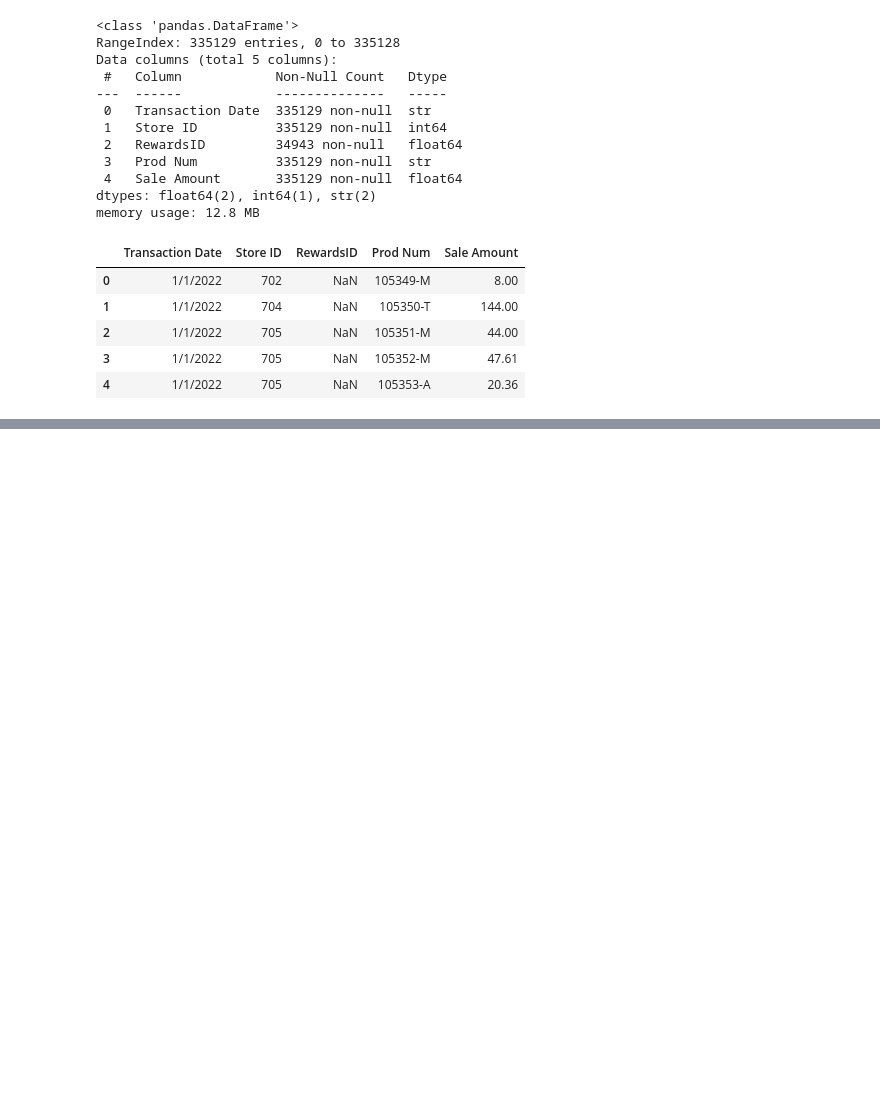
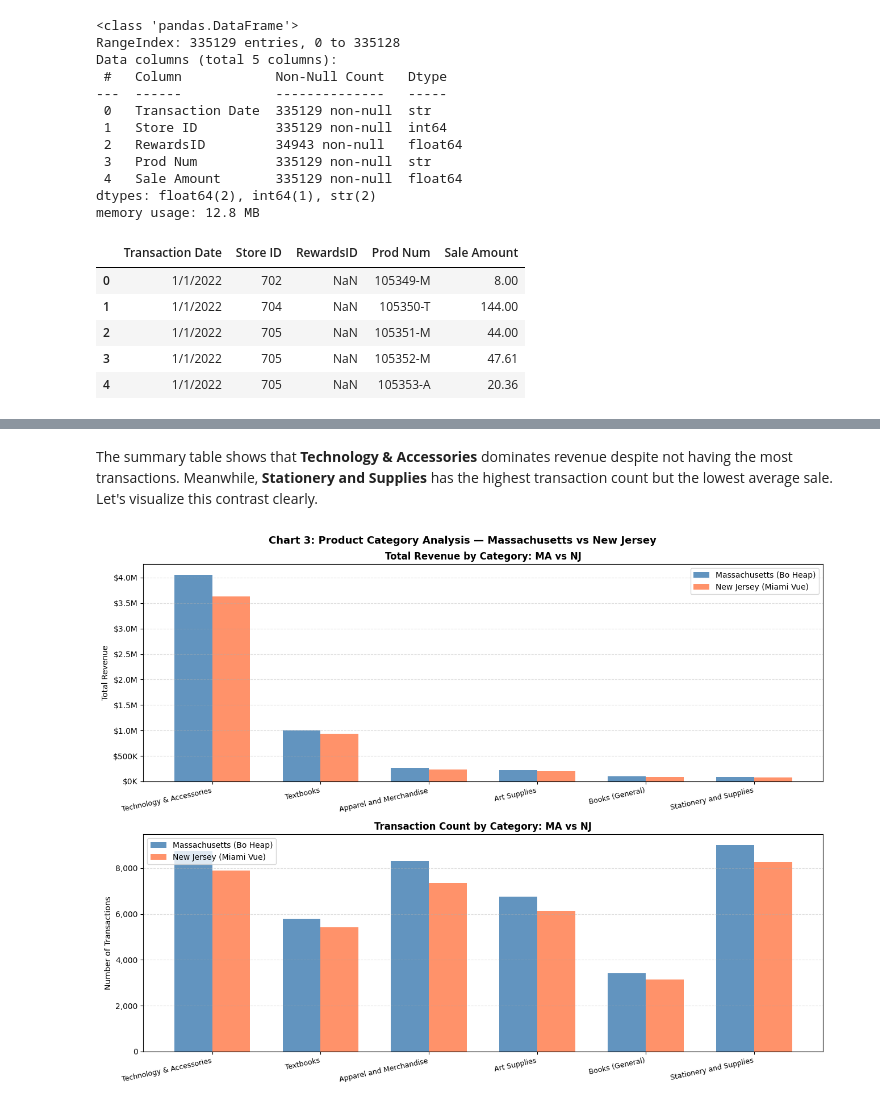
Before and after one commit to Samiaomer/Capstone_2, a Jupyter notebook: omer_sales_analysis.ipynb, the cells around one changed output, grey strips where cells are left out. Saved outputs shown, nothing was run; the diff lists cells and outputs as text; code cells hidden in the pictures; blank space fills up the shorter version.

```diff
--- a/omer_sales_analysis.ipynb
+++ b/omer_sales_analysis.ipynb
@@ -171,0 +566,16 @@ df_sales.head()
+# %%
+# Join product category information into each territory's sales DataFrame
+def add_categories(df):
+    df = df.merge(df_products[['Prod Num', 'CategoryID']], on='Prod Num', how='left')
+    df = df.merge(
+        df_categories[['CategoryID', 'Category']].drop_duplicates(),
+        on='CategoryID', how='left'
+    )
+    return df
+
+df_ma = add_categories(df_ma)
+df_nj = add_categories(df_nj)
+
+# Verify no null categories remain
+print(f"Null categories — Massachusetts : {df_ma['Category'].isna().sum()}")
+print(f"Null categories — New Jersey    : {df_nj['Category'].isna().sum()}")
@@ -171,0 +622,49 @@ df_sales.head()
+# %% [markdown]
+The summary table shows that **Technology & Accessories** dominates revenue despite not
+having the most transactions. Meanwhile, **Stationery and Supplies** has the highest
+transaction count but the lowest average sale. Let's visualize this contrast clearly.
+# %%
+# Chart 3: Revenue vs Transaction Count by Category — grouped bar comparison
+categories = ['Technology & Accessories', 'Textbooks', 'Apparel and Merchandise',
+              'Art Supplies', 'Books (General)', 'Stationery and Supplies']
+cat_colors = ['steelblue', 'coral', 'mediumseagreen', 'goldenrod', 'orchid', 'slategray']
+
+ma_rev  = df_ma.groupby('Category')['Sale Amount'].sum().reindex(categories)
+nj_rev  = df_nj.groupby('Category')['Sale Amount'].sum().reindex(categories)
+ma_txn  = df_ma.groupby('Category').size().reindex(categories)
+nj_txn  = df_nj.groupby('Category').size().reindex(categories)
+
+x = np.arange(len(categories))
+width = 0.35
+
+fig, (ax1, ax2) = plt.subplots(2, 1, figsize=(13, 10))
+
+# Top: Revenue comparison
+ax1.bar(x - width/2, ma_rev, width, label='Massachusetts (Bo Heap)',  color='steelblue', alpha=0.85)
+ax1.bar(x + width/2, nj_rev, width, label='New Jersey (Miami Vue)', color='coral',     alpha=0.85)
+ax1.set_xticks(x)
+ax1.set_xticklabels(categories, rotation=12, ha='right', fontsize=9)
+ax1.yaxis.set_major_formatter(mticker.FuncFormatter(
+    lambda v, _: f'${v/1e6:.1f}M' if v >= 1e6 else f'${v/1e3:.0f}K'))
+ax1.set_title('Total Revenue by Category: MA vs NJ', fontweight='bold')
+ax1.set_ylabel('Total Revenue')
+ax1.legend()
+ax1.grid(axis='y', linestyle='--', alpha=0.4)
+
+# Bottom: Transaction count comparison
+ax2.bar(x - width/2, ma_txn, width, label='Massachusetts (Bo Heap)',  color='steelblue', alpha=0.85)
+ax2.bar(x + width/2, nj_txn, width, label='New Jersey (Miami Vue)', color='coral',     alpha=0.85)
+ax2.set_xticks(x)
+ax2.set_xticklabels(categories, rotation=12, ha='right', fontsize=9)
+ax2.yaxis.set_major_formatter(mticker.FuncFormatter(lambda v, _: f'{v:,.0f}'))
+ax2.set_title('Transaction Count by Category: MA vs NJ', fontweight='bold')
+ax2.set_ylabel('Number of Transactions')
+ax2.legend()
+ax2.grid(axis='y', linestyle='--', alpha=0.4)
+
+plt.suptitle('Chart 3: Product Category Analysis — Massachusetts vs New Jersey',
+             fontsize=13, fontweight='bold')
+plt.tight_layout()
+plt.show()
+# %% [output]
+[figure, added]
```
Also changed, not shown: parts of 42 cells of this notebook.
